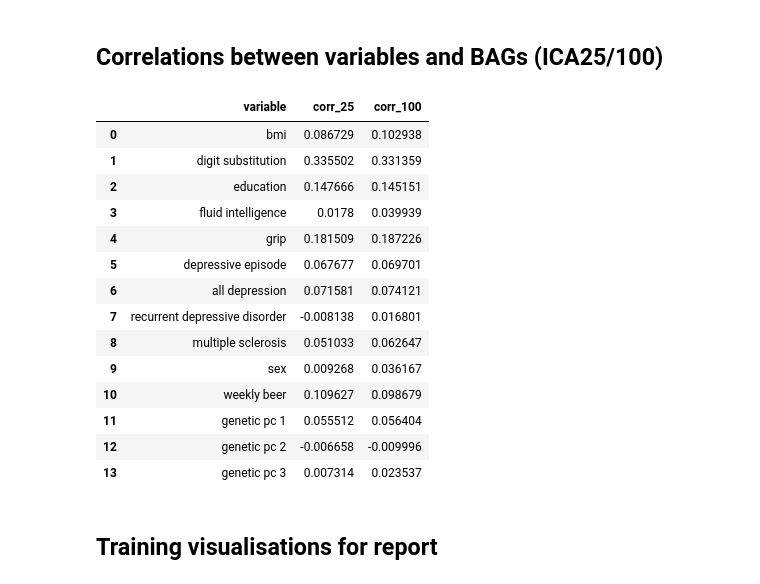
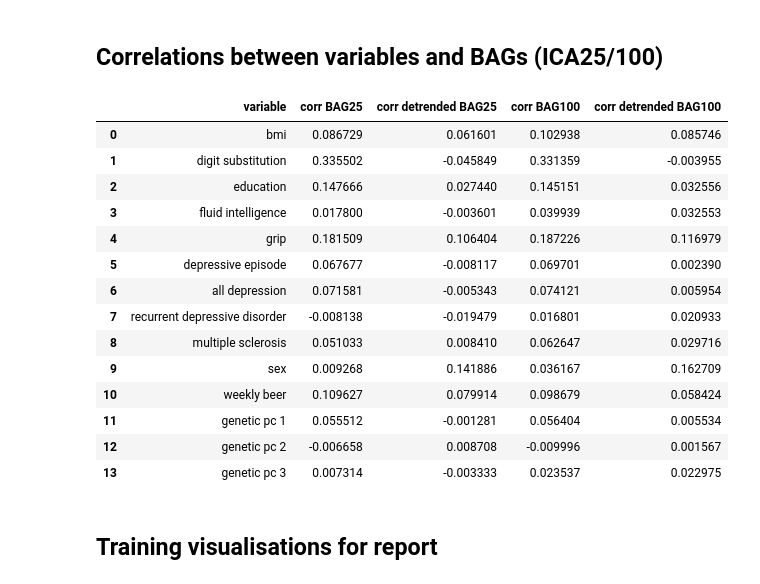
Before and after one commit to laura-riedel/IM, a Jupyter notebook: src/FinalModels/final_models_IM.ipynb, the cells around one changed output. Saved outputs shown, nothing was run; the diff lists cells and outputs as text; code cells hidden in the pictures.

Commit message:
Finalise BAG detrending function; organise figures a bit; save correlation overview as LaTeX table

```diff
--- a/src/FinalModels/final_models_IM.ipynb
+++ b/src/FinalModels/final_models_IM.ipynb
@@ -420,8 +304,8 @@ sns.lmplot(data=valtest_overview, y='bag_ICA25_detrended',x='education');
 # %%
-for column in data_overview.columns[4:18]:
+for column in valtest_overview.columns[4:18]:
     fig, axes = plt.subplots(1,2,figsize=(15, 5))
-    sns.regplot(data=data_overview, x='bag_ICA25', y=column, ax=axes[0])
-    sns.regplot(data=data_overview, x='bag_ICA100', y=column, ax=axes[1])
+    sns.regplot(data=valtest_overview, x='bag_ICA25', y=column, ax=axes[0])
+    sns.regplot(data=valtest_overview, x='bag_ICA100', y=column, ax=axes[1])
     fig.show()
 # %% [output]
 [figure]
@@ -439,15 +323,11 @@ for column in data_overview.columns[4:18]:
 [figure]
 [figure]
 # %%
-import warnings
-with warnings.catch_warnings():
-    warnings.simplefilter("ignore", category=RuntimeWarning)
-
-    for column in data_overview.columns[5:15]:
-        fig, axes = plt.subplots(1,2,figsize=(15, 5))
-        sns.pointplot(data=data_overview, y='bag_ICA25', x=column, ax=axes[0])
-        sns.pointplot(data=data_overview, y='bag_ICA100', x=column, ax=axes[1])
-        fig.show()
+for column in valtest_overview.columns[5:15]:
+    fig, axes = plt.subplots(1,2,figsize=(15, 5))
+    sns.pointplot(data=valtest_overview, y='bag_ICA25', x=column, ax=axes[0])
+    sns.pointplot(data=valtest_overview, y='bag_ICA100', x=column, ax=axes[1])
+    fig.show()
 # %% [output]
 [figure]
 [figure]
@@ -460,14 +340,11 @@ with warnings.catch_warnings():
 [figure]
 [figure]
 # %%
-with warnings.catch_warnings():
-    warnings.simplefilter("ignore", category=RuntimeWarning)
-
-    for column in data_overview.columns[5:15]:
-        fig, axes = plt.subplots(1,2,figsize=(15, 5))
-        sns.boxplot(data=data_overview, y='bag_ICA25', x=column, ax=axes[0])
-        sns.boxplot(data=data_overview, y='bag_ICA100', x=column, ax=axes[1])
-        fig.show()
+for column in valtest_overview.columns[5:15]:
+    fig, axes = plt.subplots(1,2,figsize=(15, 5))
+    sns.boxplot(data=valtest_overview, y='bag_ICA25', x=column, ax=axes[0])
+    sns.boxplot(data=valtest_overview, y='bag_ICA100', x=column, ax=axes[1])
+    fig.show()
 # %% [output]
 [figure]
 [figure]
@@ -491,7 +368,7 @@ Index(['level_0', 'index', 'eid', 'age', 'rfmri_ica25_ts', 'split', 'bmi',
        'bag_ICA25_detrended', 'bag_ICA100_detrended'],
       dtype='object')
 # %%
-for column in valtest_overview.columns[7:17]:
+for column in valtest_overview.columns[5:15]:
         fig, axes = plt.subplots(1,2,figsize=(15, 5))
         sns.boxplot(data=valtest_overview, y='bag_ICA25_detrended', x=column, ax=axes[0])
         sns.boxplot(data=valtest_overview, y='bag_ICA100_detrended', x=column, ax=axes[1])
@@ -515,27 +400,29 @@ sns.lmplot(data=data_overview, x='age', y='digit substitution')
 # %% [markdown]
 ## Correlations between variables and BAGs (ICA25/100)
 # %%
-correlations_df = pd.DataFrame(columns=['variable','corr_25','corr_100'])
+correlations_df = pd.DataFrame(columns=['variable'])
 idx = 0
-for column in data_overview.columns[4:18]:
+for column in valtest_overview.columns[4:18]:
     correlations_df.loc[idx,'variable'] = column
-    correlations_df.loc[idx,'corr_25'] = data_overview['bag_ICA25'].corr(data_overview[column])
-    correlations_df.loc[idx,'corr_100'] = data_overview['bag_ICA100'].corr(data_overview[column])
+    correlations_df.loc[idx,'corr BAG25'] = valtest_overview['bag_ICA25'].corr(valtest_overview[column])
+    correlations_df.loc[idx,'corr detrended BAG25'] = valtest_overview['bag_ICA25_detrended'].corr(valtest_overview[column])
+    correlations_df.loc[idx,'corr BAG100'] = valtest_overview['bag_ICA100'].corr(valtest_overview[column])
+    correlations_df.loc[idx,'corr detrended BAG100'] = valtest_overview['bag_ICA100_detrended'].corr(valtest_overview[column])
     idx += 1
 correlations_df
 # %% [output]
-|  | variable | corr_25 | corr_100 |
-| 0 | bmi | 0.086729 | 0.102938 |
-| 1 | digit substitution | 0.335502 | 0.331359 |
-| 2 | education | 0.147666 | 0.145151 |
-| 3 | fluid intelligence | 0.0178 | 0.039939 |
-| 4 | grip | 0.181509 | 0.187226 |
-| 5 | depressive episode | 0.067677 | 0.069701 |
-| 6 | all depression | 0.071581 | 0.074121 |
-| 7 | recurrent depressive disorder | -0.008138 | 0.016801 |
-| 8 | multiple sclerosis | 0.051033 | 0.062647 |
-| 9 | sex | 0.009268 | 0.036167 |
-| 10 | weekly beer | 0.109627 | 0.098679 |
-| 11 | genetic pc 1 | 0.055512 | 0.056404 |
-| 12 | genetic pc 2 | -0.006658 | -0.009996 |
-| 13 | genetic pc 3 | 0.007314 | 0.023537 |
+|  | variable | corr BAG25 | corr detrended BAG25 | corr BAG100 | corr detrended BAG100 |
+| 0 | bmi | 0.086729 | 0.061601 | 0.102938 | 0.085746 |
+| 1 | digit substitution | 0.335502 | -0.045849 | 0.331359 | -0.003955 |
+| 2 | education | 0.147666 | 0.027440 | 0.145151 | 0.032556 |
+| 3 | fluid intelligence | 0.017800 | -0.003601 | 0.039939 | 0.032553 |
+| 4 | grip | 0.181509 | 0.106404 | 0.187226 | 0.116979 |
+| 5 | depressive episode | 0.067677 | -0.008117 | 0.069701 | 0.002390 |
+| 6 | all depression | 0.071581 | -0.005343 | 0.074121 | 0.005954 |
+| 7 | recurrent depressive disorder | -0.008138 | -0.019479 | 0.016801 | 0.020933 |
+| 8 | multiple sclerosis | 0.051033 | 0.008410 | 0.062647 | 0.029716 |
+| 9 | sex | 0.009268 | 0.141886 | 0.036167 | 0.162709 |
+| 10 | weekly beer | 0.109627 | 0.079914 | 0.098679 | 0.058424 |
+| 11 | genetic pc 1 | 0.055512 | -0.001281 | 0.056404 | 0.005534 |
+| 12 | genetic pc 2 | -0.006658 | 0.008708 | -0.009996 | 0.001567 |
+| 13 | genetic pc 3 | 0.007314 | -0.003333 | 0.023537 | 0.022975 |
```
Also changed, not shown: parts of 22 cells of this notebook, 2 other files.
